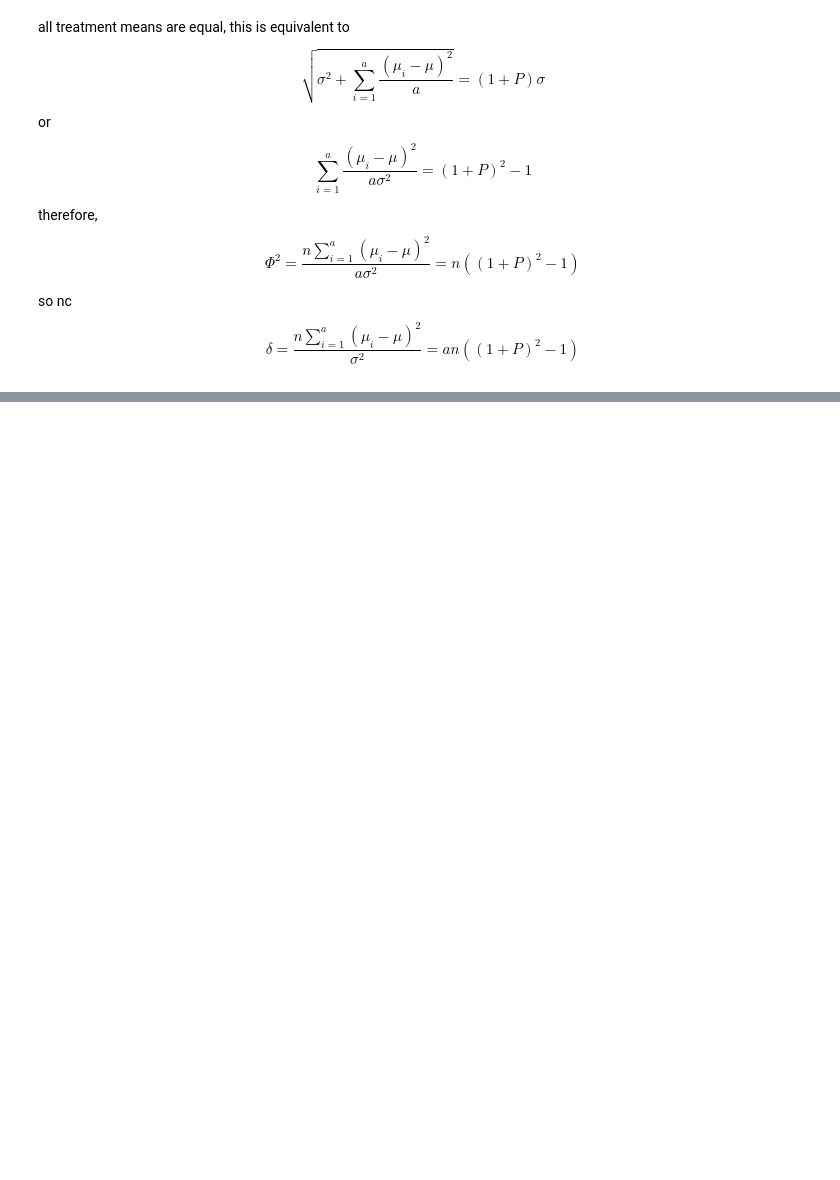
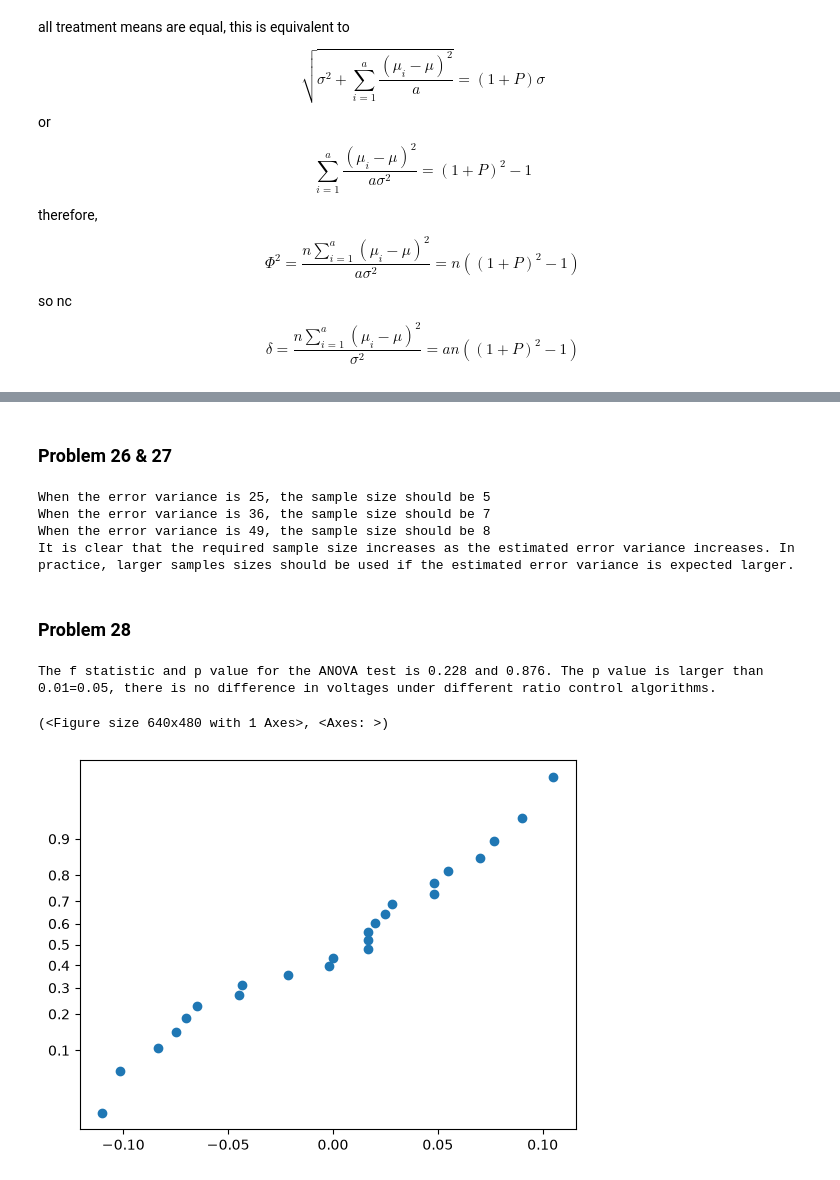
Before and after one commit to Peiguang2024/design-of-experiment, a Jupyter notebook: Montgomery/chapter3.ipynb, the cells around one changed output, grey strips where cells are left out. Saved outputs shown, nothing was run; the diff lists cells and outputs as text; code cells hidden in the pictures; blank space fills up the shorter version.

Commit message:
finished problem 3.28

```diff
--- a/Montgomery/chapter3.ipynb
+++ b/Montgomery/chapter3.ipynb
@@ -1526,0 +1552,43 @@ for alpha in [0.05, 0.01]:
+# %% [markdown]
+### Problem 26 & 27
+# %%
+sigmas_26_27 = [5, 6, 7]  # the standard deviation of errors
+ave_26 = np.array([50,60,50,60]) # all sample means
+
+for sigma_26 in sigmas_26_27:
+    a_26 = len(ave_26) # total treatment
+    n_26 = 1 # preset sample size 1
+    power_26 = 0 # preset power 0
+    power_critical_26 = 0.9
+
+    while power_26 < power_critical_26:
+        n_26 += 1
+        nc = n_26 * ave_26.var(ddof=0) * a_26 / sigma_26**2 # calculate the noncentrality
+        f = stats.f.isf(0.05, dfn=a_26-1, dfd=a_26*(n_26-1)) # calculate the f statistic from the central f distribution
+        power_26 = stats.ncf.sf(f, dfn=a_26-1, dfd=a_26*(n_26-1), nc=nc) # calculate power from the noncentral f distribution
+
+    print(f'When the error variance is {sigma_26**2}, the sample size should be {n_26}')
+print('It is clear that the required sample size increases as the estimated error variance increases. In practice, larger samples sizes should be used if the estimated error variance is expected larger.')
+# %% [output]
+When the error variance is 25, the sample size should be 5
+When the error variance is 36, the sample size should be 7
+When the error variance is 49, the sample size should be 8
+It is clear that the required sample size increases as the estimated error variance increases. In practice, larger samples sizes should be used if the estimated error variance is expected larger.
+# %% [markdown]
+### Problem 28
+# %%
+df_28 = pd.DataFrame({
+    'alg': np.repeat(np.arange(1,5),6),
+    'vtg': [4.93,4.86,4.75,4.95,4.79,4.88,4.85,4.91,4.79,4.85,4.75,4.85,4.83,4.88,4.9,4.75,4.85,4.9,4.89,4.77,4.94,4.86,4.79,4.76],
+    'noise': [0.05,0.04,0.05,0.06,0.03,0.05,0.04,0.02,0.03,0.05,0.03,0.02,0.09,0.13,0.11,0.15,0.08,0.12,0.03,0.04,0.05,0.05,0.03,0.02]
+})
+# %%
+f_28_v, p_28_v = stats.f_oneway(*df_28.groupby('alg')['vtg'].apply(list).values)
+print(f'The f statistic and p value for the ANOVA test is {f_28_v.round(3)} and {p_28_v.round(3)}. The p value is larger than {alpha}=0.05, there is no difference in voltages under different ratio control algorithms.')
+# %% [output]
+The f statistic and p value for the ANOVA test is 0.228 and 0.876. The p value is larger than 0.01=0.05, there is no difference in voltages under different ratio control algorithms.
+# %%
+normality_plot(df_28['vtg'] - df_28.groupby('alg')['vtg'].transform('mean')) # normal probablity plot of residuals
+# %% [output]
+(<Figure size 640x480 with 1 Axes>, <Axes: >)
+[figure, added]
```
Also changed, not shown: parts of 10 cells of this notebook, 1 other file.
